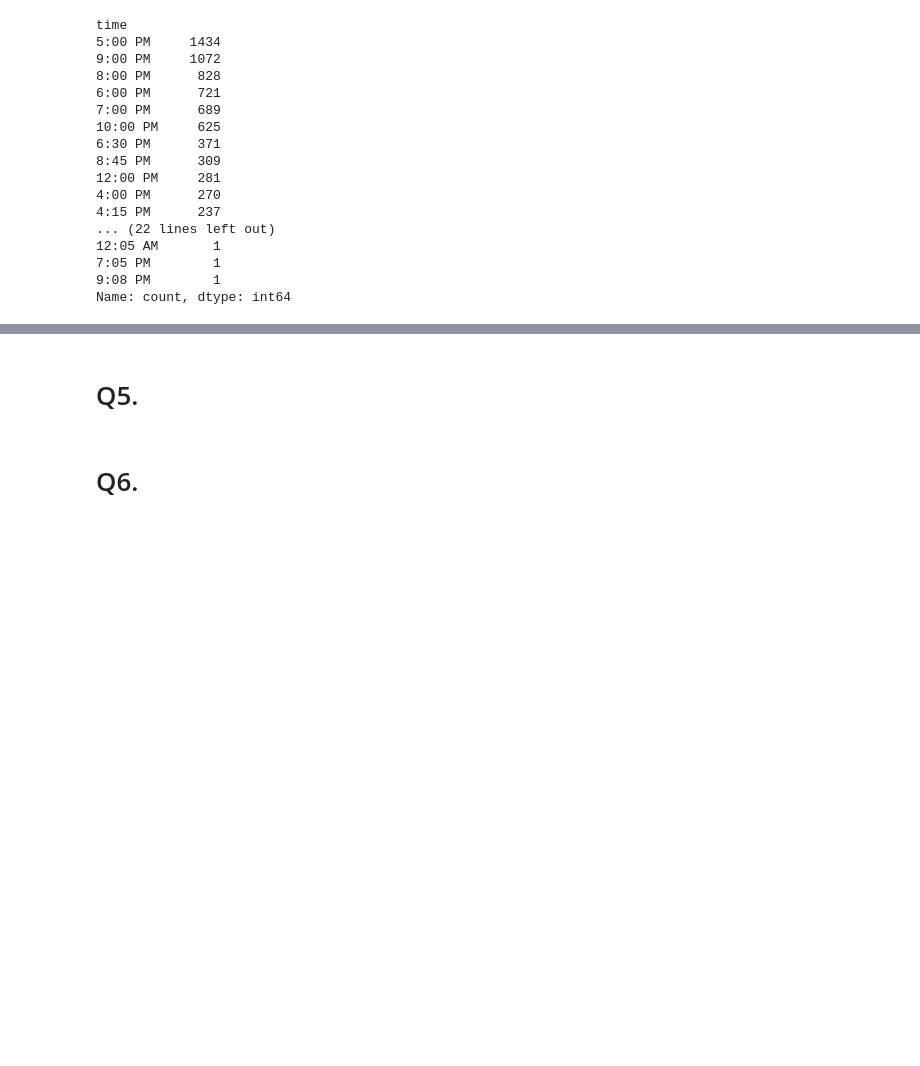
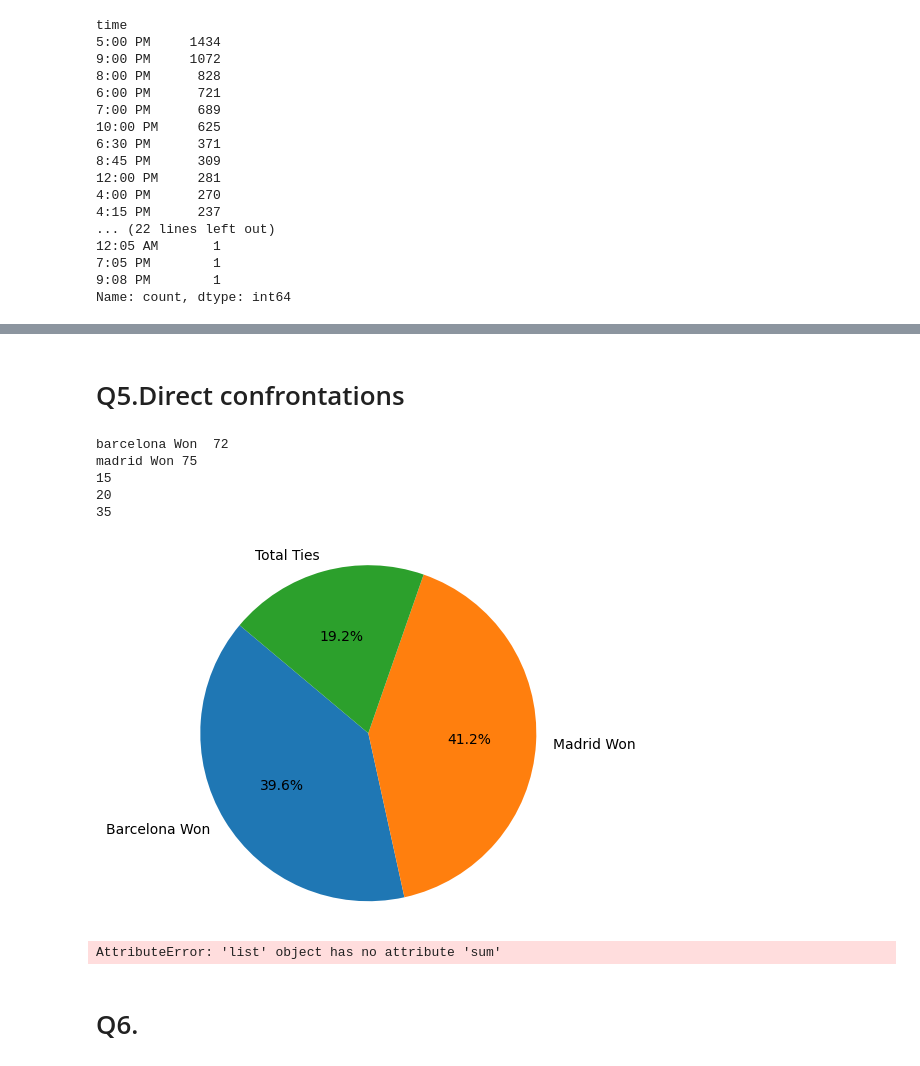
Before and after one commit to Raherol/la-quiniela, a Jupyter notebook: analysis/LaLigaDataAnalysis.ipynb, the cells around one changed output, grey strips where cells are left out. Saved outputs shown, nothing was run; the diff lists cells and outputs as text; code cells hidden in the pictures; blank space fills up the shorter version.

```diff
--- a/analysis/LaLigaDataAnalysis.ipynb
+++ b/analysis/LaLigaDataAnalysis.ipynb
@@ -155,5 +232,66 @@ Name: count, dtype: int64
 # %% [markdown]
-# Q5.
+# Q5.Direct confrontations
+# %%
+q5=df
+filtered_df = q5[(q5['home_team'] == "Real Madrid") & (q5['away_team'] == "Barcelona") & ~q5['results'].isna()]
+
+# Display the filtered DataFrame
+#display(filtered_df)
+
+# Filter the DataFrame
+filtered_df = df[(df['home_team'] == "Real Madrid") & (df['away_team'] == "Barcelona") & ~df['results'].isna()]
+
+# Display the filtered DataFrame
+#display(filtered_df)
+
+result_counts_Madrid_home= filtered_df['results'].value_counts()
+count_of_1_Mh = result_counts_Madrid_home.get(1, 0)
+result_counts_Barcelona_away= filtered_df['results'].value_counts()
+count_of_2_Ba = result_counts_Barcelona_away.get(2, 0)
+result_counts_ties= filtered_df['results'].value_counts()
+count_of_TiesM= result_counts_ties.get("X", 0)
+
+
+
+filtered_df = df[(df['away_team'] == "Real Madrid") & (df['home_team'] == "Barcelona") & ~df['results'].isna()]
+result_counts_Barcelona_home= filtered_df['results'].value_counts()
+count_of_1_Bh = result_counts_Barcelona_home.get(1, 0)
+result_counts_Madrid_away= filtered_df['results'].value_counts()
+count_of_2_Ma = result_counts_Madrid_away.get(2, 0)
+result_counts_ties= filtered_df['results'].value_counts()
+count_of_TiesB= result_counts_ties.get("X", 0)
+
+
+BarcelonaWon=count_of_1_Bh+count_of_2_Ba
+TotalTies=count_of_TiesM+count_of_TiesB
+
+print ("barcelona Won ",BarcelonaWon)
+print("madrid Won",MadridWon)
+print(count_of_TiesM)
+print(count_of_TiesB)
+print(TotalTies)
+# %% [output]
+barcelona Won  72
+madrid Won 75
+15
+20
+35
+# %%
+
+labels = ['Barcelona Won','Madrid Won', 'Total Ties']
+values = [BarcelonaWon,MadridWon,TotalTies]  # Absolute values
+plt.pie(values, labels=labels, autopct='%1.1f%%', startangle=140)
+plt.axis('equal')
+plt.show()
+# %% [output]
+[figure, added]
+# %%
+
+filtered_df = df[(df['home_team'] == "Real Madrid") & (df['away_team'] == "Barcelona")]
+df['local_score'] = df['local_score'].astype(int)
+total_goals = df.groupby('home_team')['local_score'].sum().reset_index()
+# %% [output]
+AttributeError: 'list' object has no attribute 'sum'
 # %% [markdown]
 # Q6.
 # %% [markdown]
```
Also changed, not shown: parts of 4 cells of this notebook.
